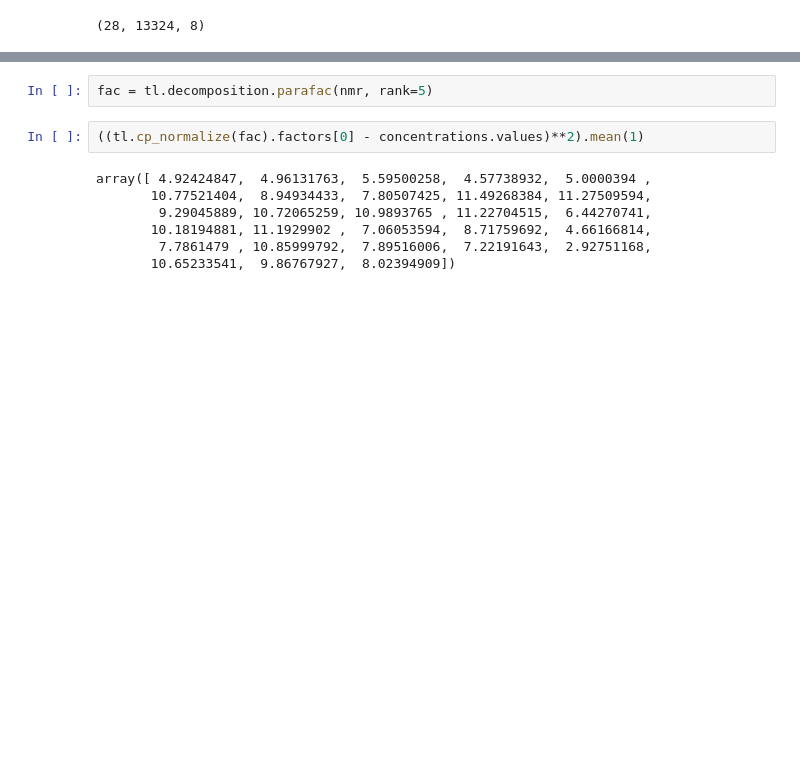
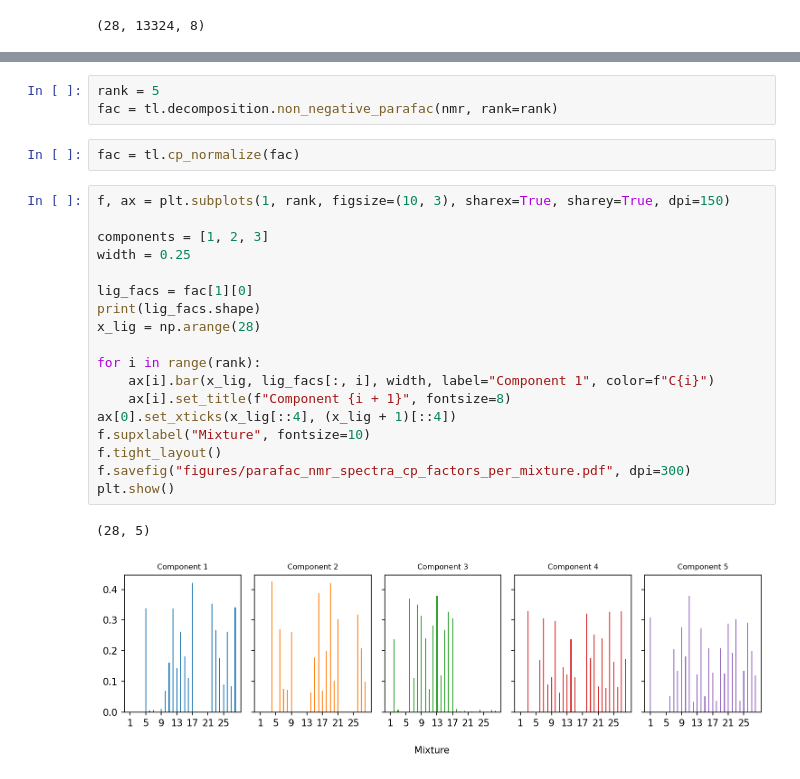
Before and after one commit to raphbrd/data-fusion-chemometrics, a Jupyter notebook: data_preprocessing.ipynb, the cells around one changed output, grey strips where cells are left out. Drawn from its saved outputs; the diff is of its cells as text; blank space fills up the shorter version.

```diff
--- a/data_preprocessing.ipynb
+++ b/data_preprocessing.ipynb
@@ -71,11 +72,26 @@ plt.plot(ranks, errors)
 # %%
-fac = tl.decomposition.parafac(nmr, rank=5)
+rank = 5
+fac = tl.decomposition.non_negative_parafac(nmr, rank=rank)
+# %%
+fac = tl.cp_normalize(fac)
 # %%
-((tl.cp_normalize(fac).factors[0] - concentrations.values)**2).mean(1)
+f, ax = plt.subplots(1, rank, figsize=(10, 3), sharex=True, sharey=True, dpi=150)
+
+components = [1, 2, 3]
+width = 0.25
+
+lig_facs = fac[1][0]
+print(lig_facs.shape)
+x_lig = np.arange(28)
+
+for i in range(rank):
+    ax[i].bar(x_lig, lig_facs[:, i], width, label="Component 1", color=f"C{i}")
+    ax[i].set_title(f"Component {i + 1}", fontsize=8)
+ax[0].set_xticks(x_lig[::4], (x_lig + 1)[::4])
+f.supxlabel("Mixture", fontsize=10)
+f.tight_layout()
+f.savefig("figures/parafac_nmr_spectra_cp_factors_per_mixture.pdf", dpi=300)
+plt.show()
 # %% [output]
-array([ 4.92424847,  4.96131763,  5.59500258,  4.57738932,  5.0000394 ,
-       10.77521404,  8.94934433,  7.80507425, 11.49268384, 11.27509594,
-        9.29045889, 10.72065259, 10.9893765 , 11.22704515,  6.44270741,
-       10.18194881, 11.1929902 ,  7.06053594,  8.71759692,  4.66166814,
-        7.7861479 , 10.85999792,  7.89516006,  7.22191643,  2.92751168,
-       10.65233541,  9.86767927,  8.02394909])
+(28, 5)
+[figure, added]
```
Also changed, not shown: parts of 9 cells of this notebook, 2 other files.
